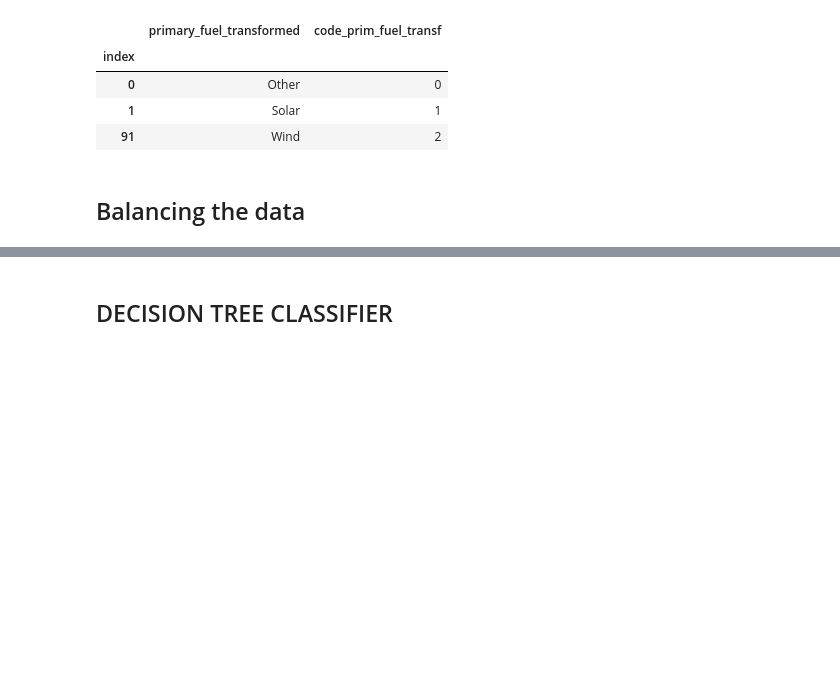
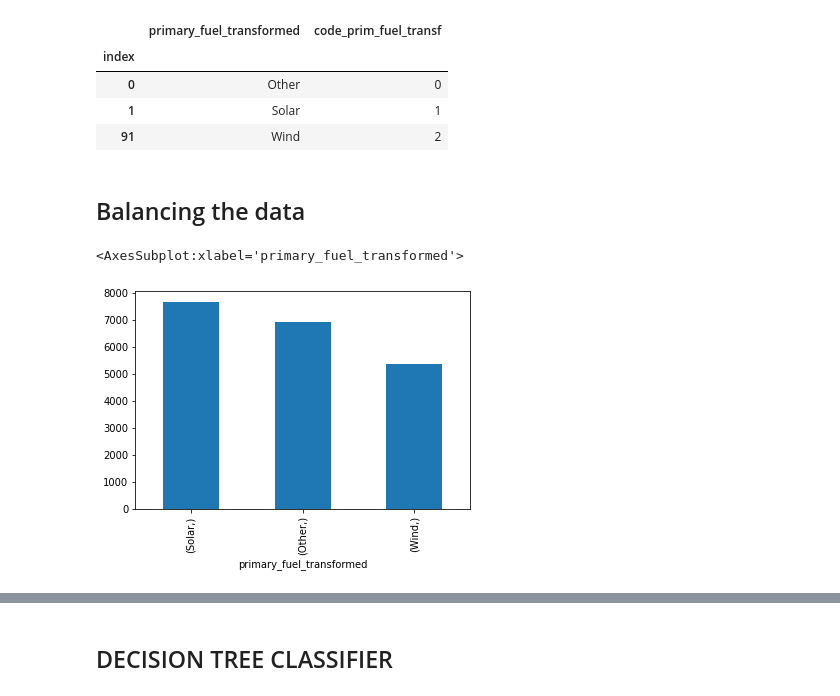
Before and after one commit to tomashbk/solar_wind_power_plants_prediction, a Jupyter notebook: notebooks/0.3-EDA-in-data-transformed-and-combined.ipynb, the cells around one changed output, grey strips where cells are left out. Cells and saved outputs as stored; diff of their text form; code cells hidden in the pictures; blank space fills up the shorter version.

```diff
--- a/notebooks/0.3-EDA-in-data-transformed-and-combined.ipynb
+++ b/notebooks/0.3-EDA-in-data-transformed-and-combined.ipynb
@@ -134,5 +135,8 @@ df_target_equivalent
 # %%
-# df_transformed_combined[['primary_fuel_transformed']].value_counts().plot.bar()
+df_transformed_combined[['primary_fuel_transformed']].value_counts().plot.bar()
+# %% [output]
+<AxesSubplot:xlabel='primary_fuel_transformed'>
+[figure, added]
 # %%
 # df_transformed_combined.isna().sum()
 # df_transformed_combined[df_transformed_combined.isna().any(axis=1)]
```
Also changed, not shown: parts of 19 cells of this notebook.
